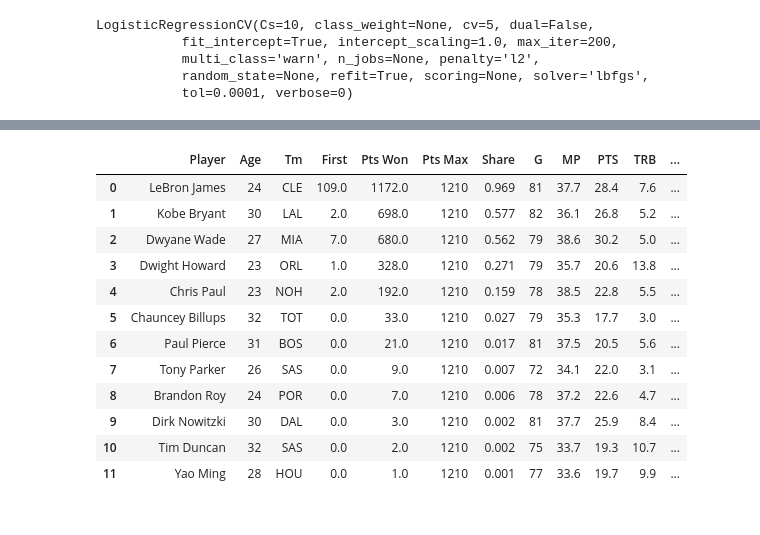
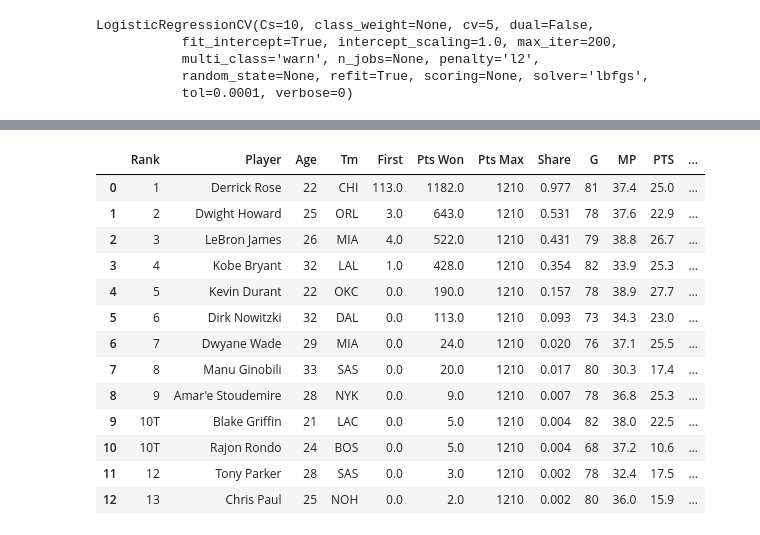
Before and after one commit to sobyl/NBA_Prediction, a Jupyter notebook: final.ipynb, the cells around one changed output, grey strips where cells are left out. Saved outputs shown, nothing was run; the diff lists cells and outputs as text; code cells hidden in the pictures.

```diff
--- a/final.ipynb
+++ b/final.ipynb
@@ -726,7 +705,6 @@ for year in years:
     df = df_list[0]
     df.columns = df.columns.droplevel()
     df[to_num_list] = df[to_num_list].apply(pd.to_numeric)
-    df.drop("Rank", axis=1, inplace=True)
     MVP_voting[year] = df
 # %%
 MVP_votings = pd.DataFrame()
@@ -793,16 +769,17 @@ array([3., 3., 3., 3., 1., 1., 3., 1., 1., 1., 1., 1., 3.])
 # %%
-MVP_voting[2009]
+MVP_voting[2011]
 # %% [output]
-|  | Player | Age | Tm | First | Pts Won | Pts Max | Share | G | MP | PTS | TRB | ... |
-| 0 | LeBron James | 24 | CLE | 109.0 | 1172.0 | 1210 | 0.969 | 81 | 37.7 | 28.4 | 7.6 | ... |
-| 1 | Kobe Bryant | 30 | LAL | 2.0 | 698.0 | 1210 | 0.577 | 82 | 36.1 | 26.8 | 5.2 | ... |
-| 2 | Dwyane Wade | 27 | MIA | 7.0 | 680.0 | 1210 | 0.562 | 79 | 38.6 | 30.2 | 5.0 | ... |
-| 3 | Dwight Howard | 23 | ORL | 1.0 | 328.0 | 1210 | 0.271 | 79 | 35.7 | 20.6 | 13.8 | ... |
-| 4 | Chris Paul | 23 | NOH | 2.0 | 192.0 | 1210 | 0.159 | 78 | 38.5 | 22.8 | 5.5 | ... |
-| 5 | Chauncey Billups | 32 | TOT | 0.0 | 33.0 | 1210 | 0.027 | 79 | 35.3 | 17.7 | 3.0 | ... |
-| 6 | Paul Pierce | 31 | BOS | 0.0 | 21.0 | 1210 | 0.017 | 81 | 37.5 | 20.5 | 5.6 | ... |
-| 7 | Tony Parker | 26 | SAS | 0.0 | 9.0 | 1210 | 0.007 | 72 | 34.1 | 22.0 | 3.1 | ... |
-| 8 | Brandon Roy | 24 | POR | 0.0 | 7.0 | 1210 | 0.006 | 78 | 37.2 | 22.6 | 4.7 | ... |
-| 9 | Dirk Nowitzki | 30 | DAL | 0.0 | 3.0 | 1210 | 0.002 | 81 | 37.7 | 25.9 | 8.4 | ... |
-| 10 | Tim Duncan | 32 | SAS | 0.0 | 2.0 | 1210 | 0.002 | 75 | 33.7 | 19.3 | 10.7 | ... |
-| 11 | Yao Ming | 28 | HOU | 0.0 | 1.0 | 1210 | 0.001 | 77 | 33.6 | 19.7 | 9.9 | ... |
+|  | Rank | Player | Age | Tm | First | Pts Won | Pts Max | Share | G | MP | PTS | ... |
+| 0 | 1 | Derrick Rose | 22 | CHI | 113.0 | 1182.0 | 1210 | 0.977 | 81 | 37.4 | 25.0 | ... |
+| 1 | 2 | Dwight Howard | 25 | ORL | 3.0 | 643.0 | 1210 | 0.531 | 78 | 37.6 | 22.9 | ... |
+| 2 | 3 | LeBron James | 26 | MIA | 4.0 | 522.0 | 1210 | 0.431 | 79 | 38.8 | 26.7 | ... |
+| 3 | 4 | Kobe Bryant | 32 | LAL | 1.0 | 428.0 | 1210 | 0.354 | 82 | 33.9 | 25.3 | ... |
+| 4 | 5 | Kevin Durant | 22 | OKC | 0.0 | 190.0 | 1210 | 0.157 | 78 | 38.9 | 27.7 | ... |
+| 5 | 6 | Dirk Nowitzki | 32 | DAL | 0.0 | 113.0 | 1210 | 0.093 | 73 | 34.3 | 23.0 | ... |
+| 6 | 7 | Dwyane Wade | 29 | MIA | 0.0 | 24.0 | 1210 | 0.020 | 76 | 37.1 | 25.5 | ... |
+| 7 | 8 | Manu Ginobili | 33 | SAS | 0.0 | 20.0 | 1210 | 0.017 | 80 | 30.3 | 17.4 | ... |
+| 8 | 9 | Amar'e Stoudemire | 28 | NYK | 0.0 | 9.0 | 1210 | 0.007 | 78 | 36.8 | 25.3 | ... |
+| 9 | 10T | Blake Griffin | 21 | LAC | 0.0 | 5.0 | 1210 | 0.004 | 82 | 38.0 | 22.5 | ... |
+| 10 | 10T | Rajon Rondo | 24 | BOS | 0.0 | 5.0 | 1210 | 0.004 | 68 | 37.2 | 10.6 | ... |
+| 11 | 12 | Tony Parker | 28 | SAS | 0.0 | 3.0 | 1210 | 0.002 | 78 | 32.4 | 17.5 | ... |
+| 12 | 13 | Chris Paul | 25 | NOH | 0.0 | 2.0 | 1210 | 0.002 | 80 | 36.0 | 15.9 | ... |
```
Also changed, not shown: parts of 36 cells of this notebook.
